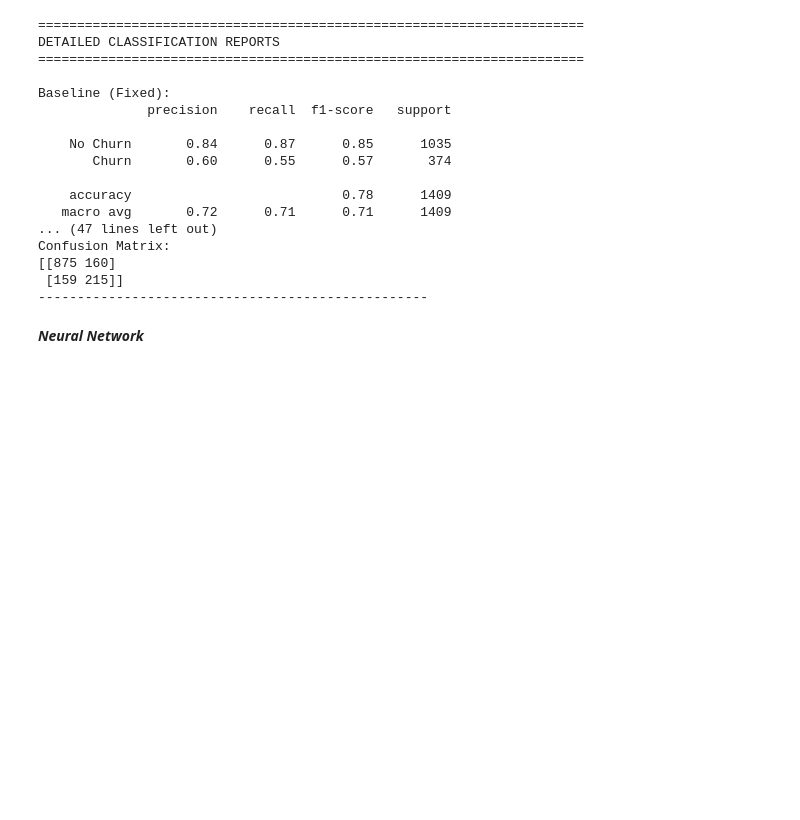
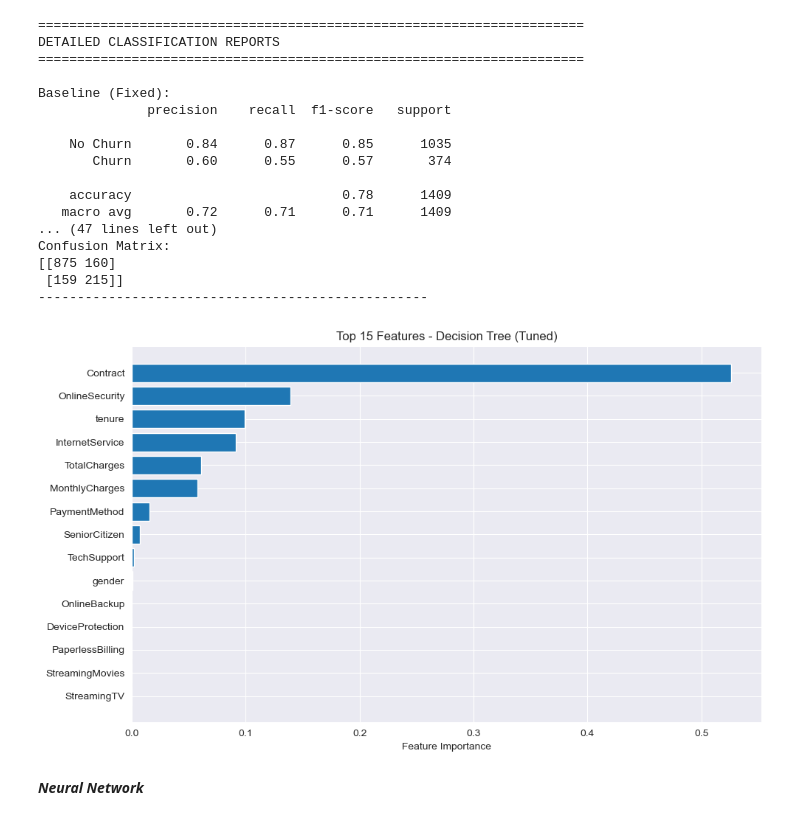
Before and after one commit to ksxs-04/Telco_Customer_Churn, a Jupyter notebook: notebooks/Telco_Customer_Churn.ipynb, the cells around one changed output. Cells and saved outputs as stored; diff of their text form; code cells hidden in the pictures; blank space fills up the shorter version.

Commit message:
Updated neural network analysis and added visualisations

```diff
--- a/notebooks/Telco_Customer_Churn.ipynb
+++ b/notebooks/Telco_Customer_Churn.ipynb
@@ -616,6 +555,29 @@ Confusion Matrix:
 [[875 160]
  [159 215]]
 --------------------------------------------------
+# %%
+# Add this after your Decision Tree models
+from matplotlib import colormaps
+
+def plot_feature_importance(model, feature_names, title):
+    importance = model.feature_importances_
+    indices = np.argsort(importance)[-15:]  # Top 15 features
+
+    plt.figure(figsize=(10, 6))
+    plt.barh(range(len(indices)), importance[indices])
+    plt.yticks(range(len(indices)), [feature_names[i] for i in indices])
+    plt.xlabel('Feature Importance')
+    plt.title(f'Top 15 Features - {title}')
+    plt.tight_layout()
+    plt.savefig(f'../reports/feature_importance_{title}.png', dpi=300)
+    plt.show()
+
+# Plot for your best Decision Tree model
+plot_feature_importance(baseline_tuned.best_estimator_,
+                       X.columns,
+                       'Decision Tree (Tuned)')
+# %% [output]
+[figure, added]
 # %% [markdown]
 ***Neural Network***
 # %%
```
Also changed, not shown: parts of 12 cells of this notebook, 14 other files.
